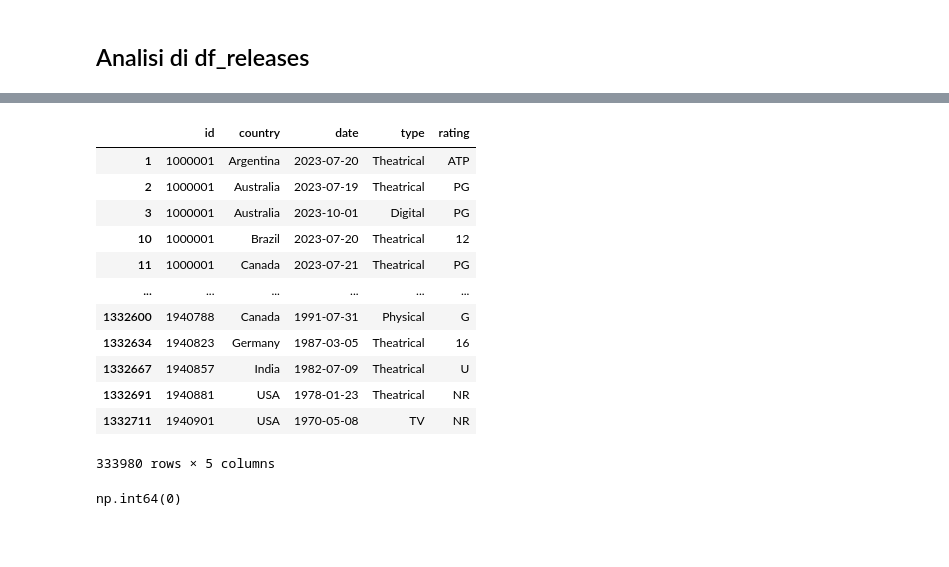
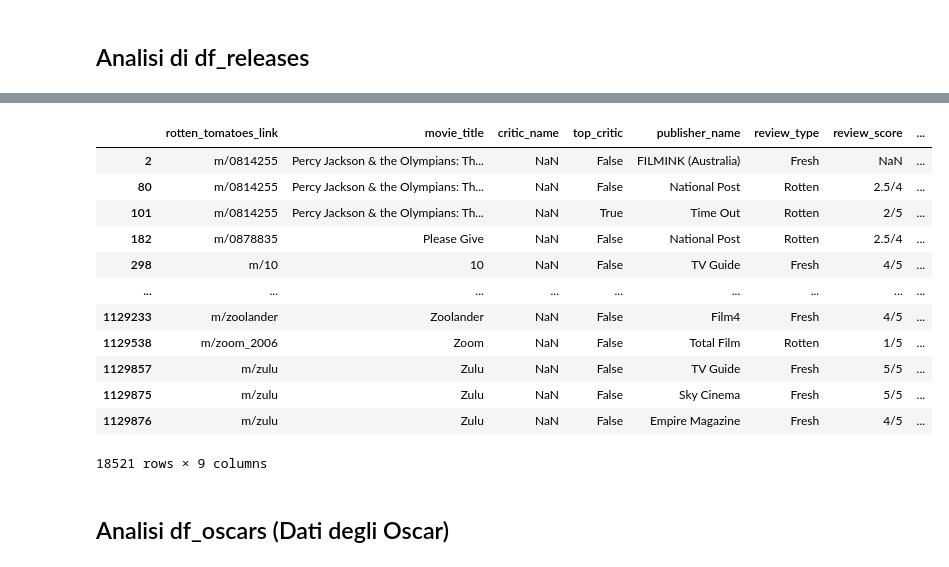
Before and after one commit to GabrieBu/freshcarrots, a Jupyter notebook: ium_Notebook/Cleaning.ipynb, the cells around one changed output, grey strips where cells are left out. Saved outputs shown, nothing was run; the diff lists cells and outputs as text; code cells hidden in the pictures; blank space fills up the shorter version.

```diff
--- a/ium_Notebook/Cleaning.ipynb
+++ b/ium_Notebook/Cleaning.ipynb
@@ -435,17 +510,0 @@ possiamo notare che i valori di rating sono di diverso genere
-# %%
-df_AllVotes=df_releases[df_releases['rating'].notna()]
-df_AllVotes
-# %% [output]
-|  | id | country | date | type | rating |
-| 1 | 1000001 | Argentina | 2023-07-20 | Theatrical | ATP |
-| 2 | 1000001 | Australia | 2023-07-19 | Theatrical | PG |
-| 3 | 1000001 | Australia | 2023-10-01 | Digital | PG |
-| 10 | 1000001 | Brazil | 2023-07-20 | Theatrical | 12 |
-| 11 | 1000001 | Canada | 2023-07-21 | Theatrical | PG |
-| ... | ... | ... | ... | ... | ... |
-| 1332600 | 1940788 | Canada | 1991-07-31 | Physical | G |
-| 1332634 | 1940823 | Germany | 1987-03-05 | Theatrical | 16 |
-| 1332667 | 1940857 | India | 1982-07-09 | Theatrical | U |
-| 1332691 | 1940881 | USA | 1978-01-23 | Theatrical | NR |
-| 1332711 | 1940901 | USA | 1970-05-08 | TV | NR |
-333980 rows × 5 columns
@@ -454,4 +510,0 @@ df_AllVotes
-# %%
-df_releases.duplicated().sum()
-# %% [output]
-np.int64(0)
@@ -459,0 +511,24 @@ df_releases.shape
+# %%
+df_tomatoes.isna().sum()
+
+#vediamo se associare ad ogni titolo di film un eventuale id presente in df_movies
+#df_tomatoes.loc[df_tomatoes["id_film"]]...............
+
+
+
+#questi valori null probabilmente non importanti perchè i valori di rating per la maggior parte ci sono
+df_tomatoes.loc[df_tomatoes["critic_name"].isna()]
+# %% [output]
+|  | rotten_tomatoes_link | movie_title | critic_name | top_critic | publisher_name | review_type | review_score | ... |
+| 2 | m/0814255 | Percy Jackson & the Olympians: Th... | NaN | False | FILMINK (Australia) | Fresh | NaN | ... |
+| 80 | m/0814255 | Percy Jackson & the Olympians: Th... | NaN | False | National Post | Rotten | 2.5/4 | ... |
+| 101 | m/0814255 | Percy Jackson & the Olympians: Th... | NaN | True | Time Out | Rotten | 2/5 | ... |
+| 182 | m/0878835 | Please Give | NaN | False | National Post | Rotten | 2.5/4 | ... |
+| 298 | m/10 | 10 | NaN | False | TV Guide | Fresh | 4/5 | ... |
+| ... | ... | ... | ... | ... | ... | ... | ... | ... |
+| 1129233 | m/zoolander | Zoolander | NaN | False | Film4 | Fresh | 4/5 | ... |
+| 1129538 | m/zoom_2006 | Zoom | NaN | False | Total Film | Rotten | 1/5 | ... |
+| 1129857 | m/zulu | Zulu | NaN | False | TV Guide | Fresh | 5/5 | ... |
+| 1129875 | m/zulu | Zulu | NaN | False | Sky Cinema | Fresh | 5/5 | ... |
+| 1129876 | m/zulu | Zulu | NaN | False | Empire Magazine | Fresh | 4/5 | ... |
+18521 rows × 9 columns
@@ -459,0 +541,2 @@ df_releases.shape
+# %% [markdown]
+## Analisi df_oscars (Dati degli Oscar)
```
Also changed, not shown: parts of 37 cells of this notebook, 1 other file.
